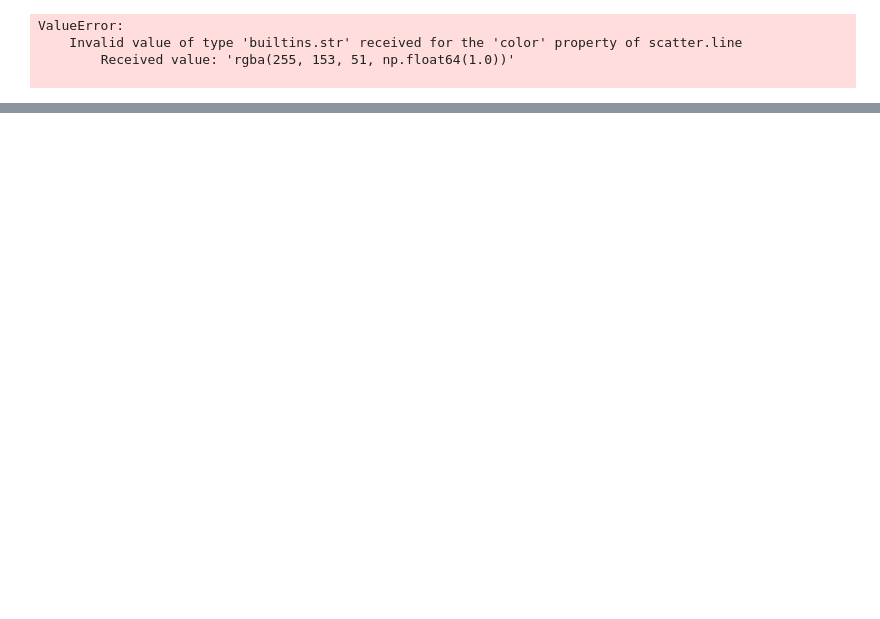
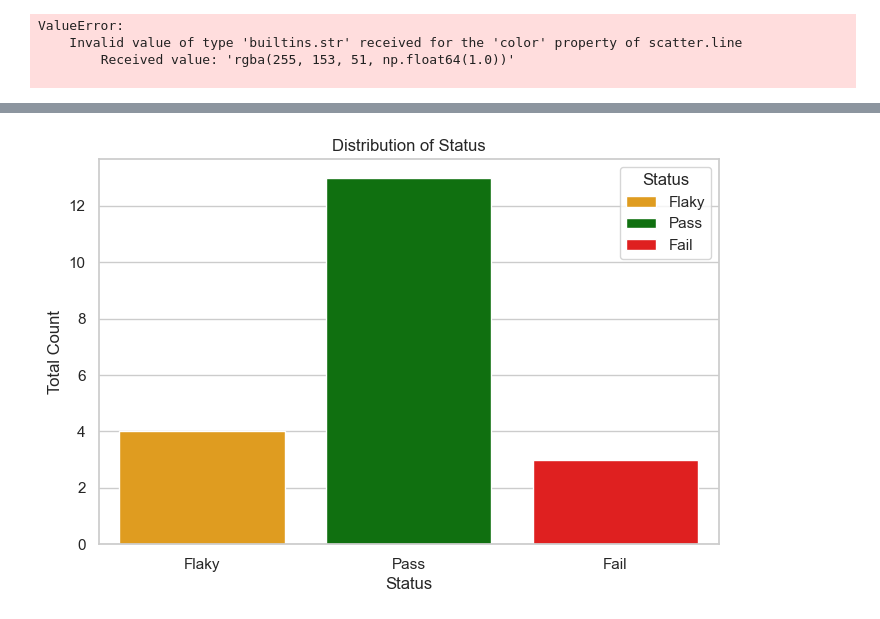
Before and after one commit to Jayeshvadje/Ml_Learning, a Jupyter notebook: Visualization.ipynb, the cells around one changed output, grey strips where cells are left out. Saved outputs shown, nothing was run; the diff lists cells and outputs as text; code cells hidden in the pictures; blank space fills up the shorter version.

```diff
--- a/Visualization.ipynb
+++ b/Visualization.ipynb
@@ -253,0 +225,11 @@ df
+# %%
+sns.set_theme(style="whitegrid")
+plt.figure(figsize=(8, 5))
+sns.countplot(data=df,x="Status",palette={"Pass" : "green", "Fail" : "red", "Flaky" : "orange"},hue="Status",legend="brief")
+
+plt.title("Distribution of Status")
+plt.xlabel("Status")
+plt.ylabel("Total Count")
+plt.show()
+# %% [output]
+[figure, added]
```
Also changed, not shown: parts of 17 cells of this notebook.
